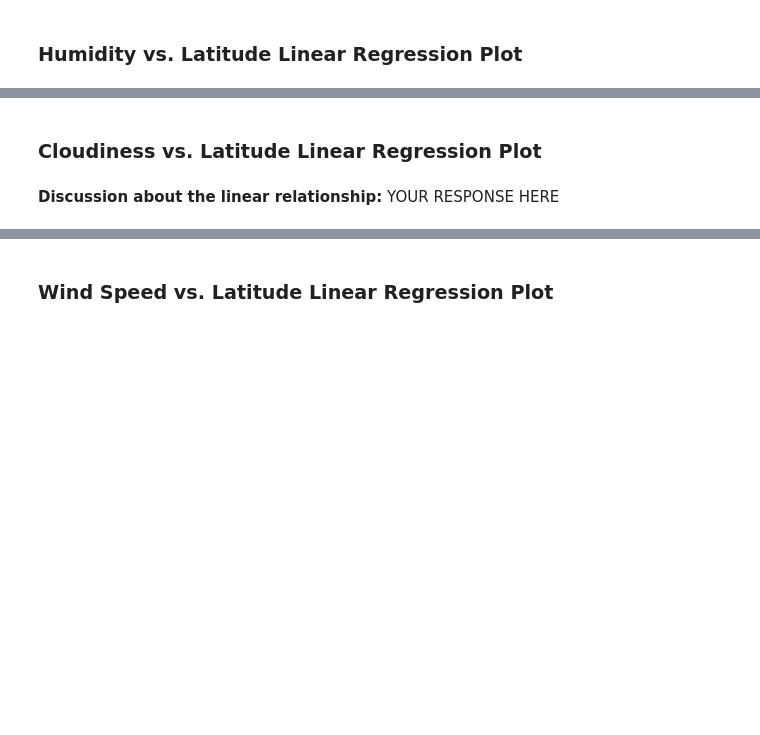
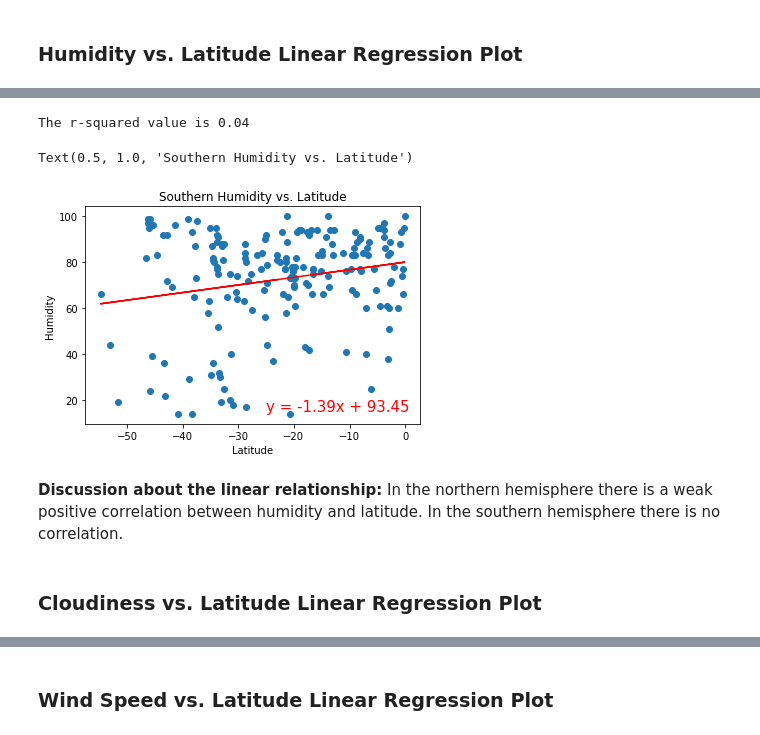
Before and after one commit to L-Nash/06-API-Challenge, a Jupyter notebook: WeatherPy/WeatherPy.ipynb, the cells around one changed output, grey strips where cells are left out. Drawn from its saved outputs; the diff is of its cells as text; code cells hidden in the pictures; blank space fills up the shorter version.

```diff
--- a/WeatherPy/WeatherPy.ipynb
+++ b/WeatherPy/WeatherPy.ipynb
@@ -381,2 +375,15 @@ The r-squared value is 0.12
+# %%
+# Southern Hemisphere
+South_Humid_Best_fit_line = LR_plot(y_values=southern_hemi_df["Humidity"], x_values=southern_hemi_df["Lat"])
+plt.annotate(Best_fit_line,(-25, 15), color="red", fontsize=15);
+plt.ylabel('Humidity')
+plt.xlabel('Latitude')
+plt.title('Southern Humidity vs. Latitude')
+# %% [output]
+The r-squared value is 0.04
+Text(0.5, 1.0, 'Southern Humidity vs. Latitude')
+[figure, added]
+# %% [markdown]
+**Discussion about the linear relationship:** In the northern hemisphere there is a weak positive correlation between humidity and latitude. In the southern hemisphere there is no correlation.
 # %% [markdown]
 ### Cloudiness vs. Latitude Linear Regression Plot
@@ -389,2 +389,0 @@ The r-squared value is 0.12
-# %% [markdown]
-**Discussion about the linear relationship:** YOUR RESPONSE HERE
```
Also changed, not shown: parts of 30 cells of this notebook, 7 other files.
